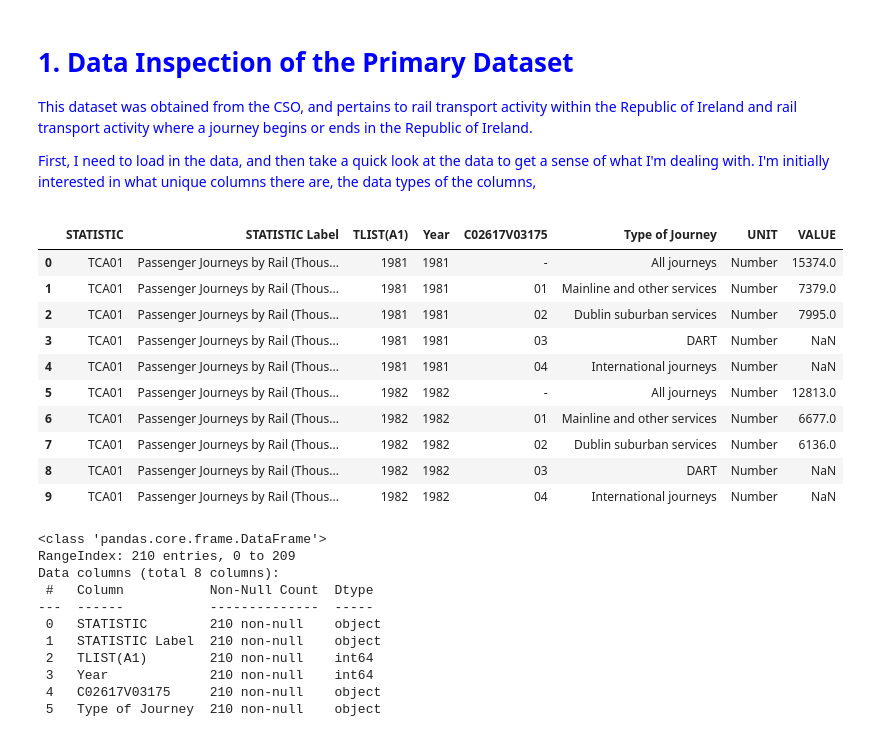
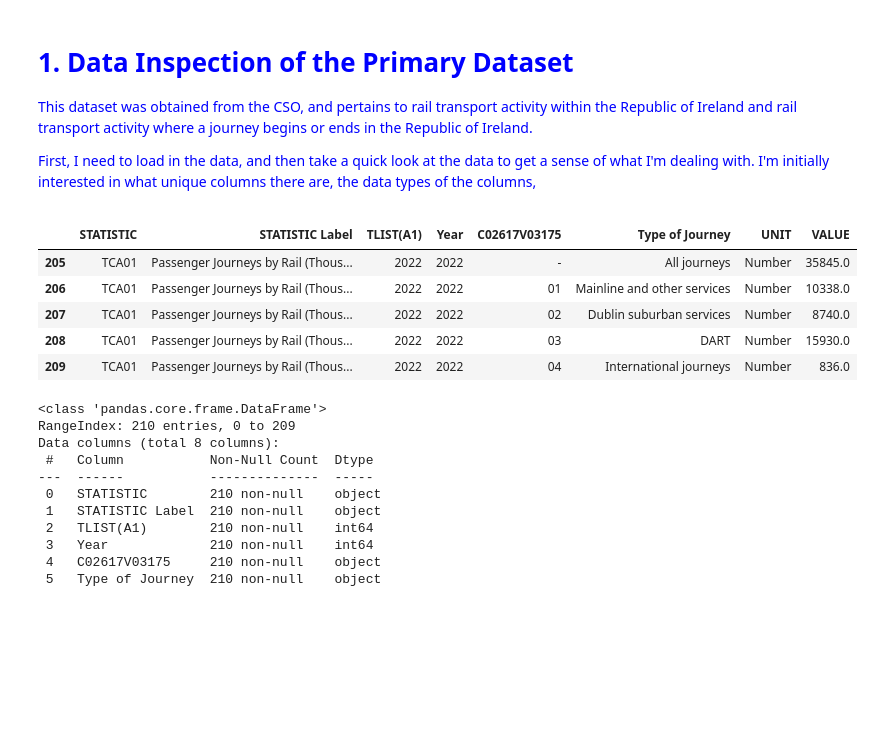
Before and after one commit to EmmaMcC1802/CA2, a Jupyter notebook: Codebook1_DataPrepVis.ipynb, the cells around one changed output. Saved outputs shown, nothing was run; the diff lists cells and outputs as text; code cells hidden in the pictures; blank space fills up the shorter version.

```diff
--- a/Codebook1_DataPrepVis.ipynb
+++ b/Codebook1_DataPrepVis.ipynb
@@ -75,20 +77,15 @@ This dataset was obtained from the CSO, and pertains to rail transport activity
 First, I need to load in the data, and then take a quick look at the data to get a sense of what I'm dealing with. I'm initially interested in what unique columns there are, the data types of the columns,
 # %%
 df1 = pd.read_csv("TCA01.csv")
-df1.head(10)
-#pop_data.tail()
+#df1.head(10)
+df1.tail()
 # %% [output]
 |  | STATISTIC | STATISTIC Label | TLIST(A1) | Year | C02617V03175 | Type of Journey | UNIT | VALUE |
-| 0 | TCA01 | Passenger Journeys by Rail (Thous... | 1981 | 1981 | - | All journeys | Number | 15374.0 |
-| 1 | TCA01 | Passenger Journeys by Rail (Thous... | 1981 | 1981 | 01 | Mainline and other services | Number | 7379.0 |
-| 2 | TCA01 | Passenger Journeys by Rail (Thous... | 1981 | 1981 | 02 | Dublin suburban services | Number | 7995.0 |
-| 3 | TCA01 | Passenger Journeys by Rail (Thous... | 1981 | 1981 | 03 | DART | Number | NaN |
-| 4 | TCA01 | Passenger Journeys by Rail (Thous... | 1981 | 1981 | 04 | International journeys | Number | NaN |
-| 5 | TCA01 | Passenger Journeys by Rail (Thous... | 1982 | 1982 | - | All journeys | Number | 12813.0 |
-| 6 | TCA01 | Passenger Journeys by Rail (Thous... | 1982 | 1982 | 01 | Mainline and other services | Number | 6677.0 |
-| 7 | TCA01 | Passenger Journeys by Rail (Thous... | 1982 | 1982 | 02 | Dublin suburban services | Number | 6136.0 |
-| 8 | TCA01 | Passenger Journeys by Rail (Thous... | 1982 | 1982 | 03 | DART | Number | NaN |
-| 9 | TCA01 | Passenger Journeys by Rail (Thous... | 1982 | 1982 | 04 | International journeys | Number | NaN |
+| 205 | TCA01 | Passenger Journeys by Rail (Thous... | 2022 | 2022 | - | All journeys | Number | 35845.0 |
+| 206 | TCA01 | Passenger Journeys by Rail (Thous... | 2022 | 2022 | 01 | Mainline and other services | Number | 10338.0 |
+| 207 | TCA01 | Passenger Journeys by Rail (Thous... | 2022 | 2022 | 02 | Dublin suburban services | Number | 8740.0 |
+| 208 | TCA01 | Passenger Journeys by Rail (Thous... | 2022 | 2022 | 03 | DART | Number | 15930.0 |
+| 209 | TCA01 | Passenger Journeys by Rail (Thous... | 2022 | 2022 | 04 | International journeys | Number | 836.0 |
 # %%
 df1.info()
 # %% [output]
```
Also changed, not shown: parts of 19 cells of this notebook.
